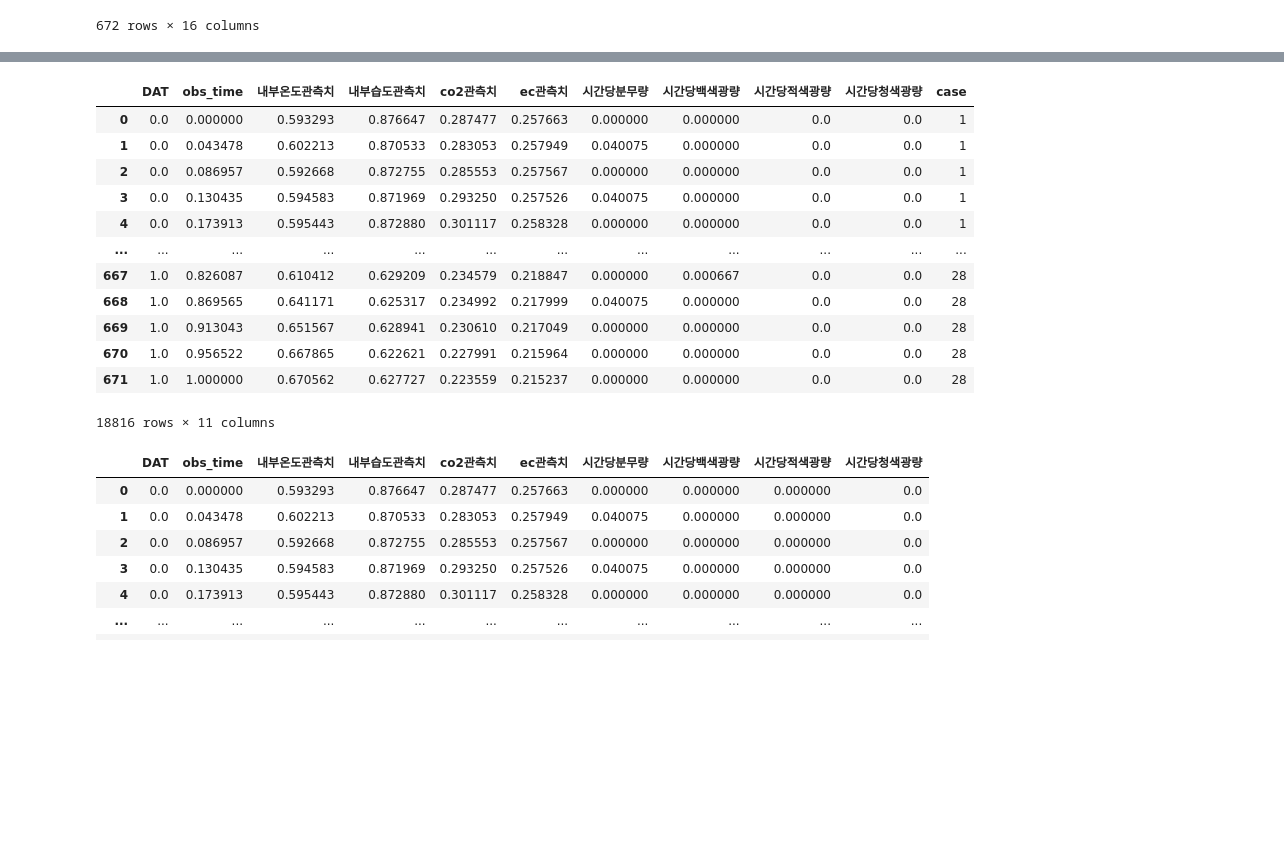
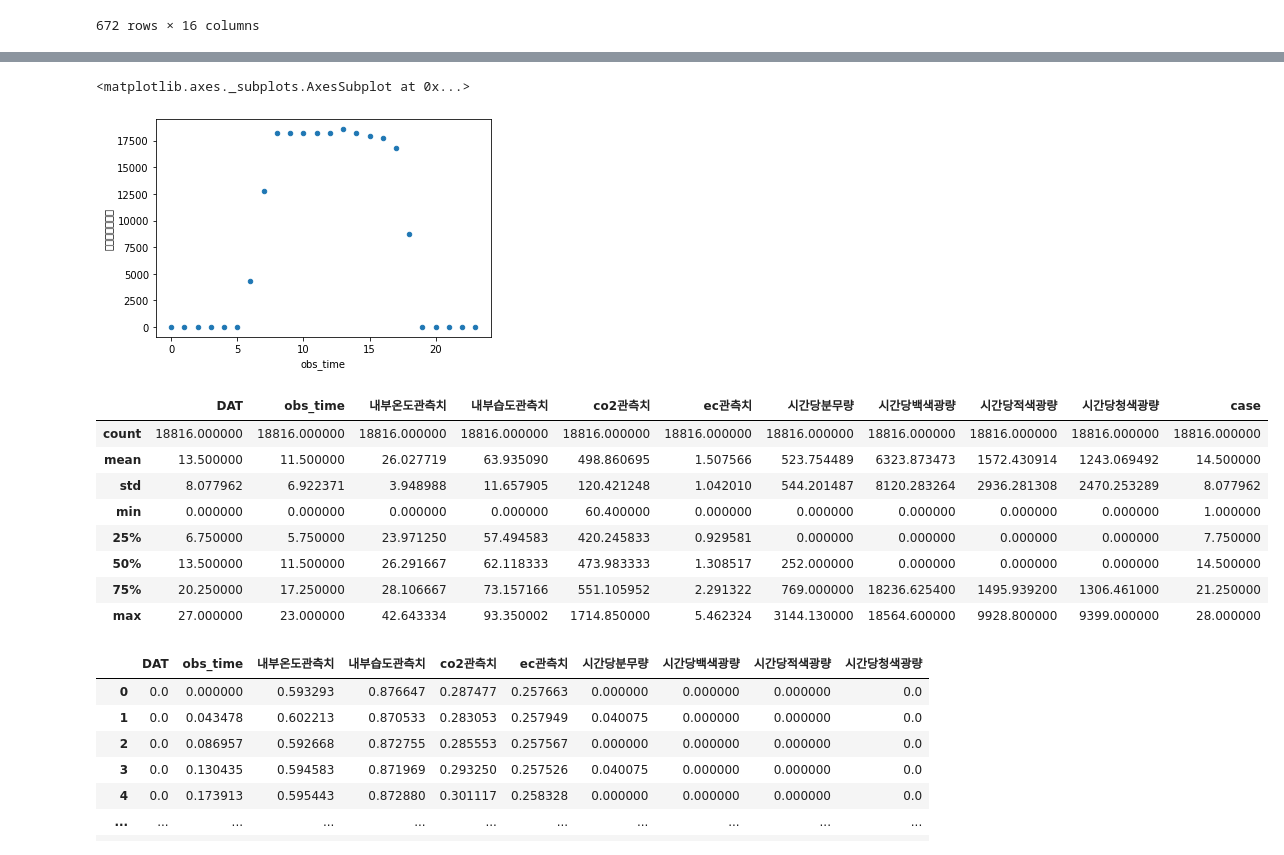
Before and after one commit to ukyanjo/dacon-sangchu, a Jupyter notebook: sangchu.ipynb, the cells around one changed output, grey strips where cells are left out. Drawn from its saved outputs; the diff is of its cells as text; code cells hidden in the pictures; blank space fills up the shorter version.

```diff
--- a/sangchu.ipynb
+++ b/sangchu.ipynb
@@ -110,9 +107,9 @@ input_df_total.loc[input_df_total['시간당백색광량'] < 0,  '시간당백
 input_df_total.loc[input_df_total['시간당적색광량'] < 0,  '시간당적색광량'] = np.nan
 input_df_total.loc[input_df_total['시간당청색광량'] < 0,  '시간당청색광량'] = np.nan
 # %%
-# input_df_total['시간당백색광량'] = input_df_total['시간당백색광량'].interpolate()
-# input_df_total['시간당적색광량'] = input_df_total['시간당적색광량'].interpolate()
-# input_df_total['시간당청색광량'] = input_df_total['시간당청색광량'].interpolate()
+input_df_total['시간당백색광량'] = input_df_total['시간당백색광량'].interpolate()
+input_df_total['시간당적색광량'] = input_df_total['시간당적색광량'].interpolate()
+input_df_total['시간당청색광량'] = input_df_total['시간당청색광량'].interpolate()
 # input_df_total.columns = ['DAT', 'obs_time', 'internal_temp', 'internal_humid', 'co2', 'ec', 'sprinkle', 'whiteperhour', 'redperhour', 'blueperhour', 'case']
 input_df_total
 # %% [output]
@@ -131,5 +128,4 @@ input_df_total
 18816 rows × 11 columns
 # %%
-pd.set_option('display.max_rows', None)
-input_df_total.loc[(input_df_total["DAT"]==4)&(input_df_total["case"]==5),:]
+input_df_total.loc[(input_df_total["DAT"]==25)&(input_df_total["case"]==15),:]
 # %% [output]
@@ -174,22 +216,24 @@ input_df_total.plot(kind="scatter", x="obs_time", y='redperhour')
+# %%
+input_df_total[(input_df_total['DAT']==19)&(input_df_total['case']==3)].plot(kind="scatter", x="obs_time", y='시간당백색광량')
+# %% [output]
+<matplotlib.axes._subplots.AxesSubplot at 0x...>
+[figure, added]
 # %%
+original_df = input_df_total.copy()
 from sklearn.preprocessing import MinMaxScaler
 scaler = MinMaxScaler()
 input_df_total.iloc[:, :-1] = scaler.fit_transform(input_df_total.iloc[:, :-1].copy())
-input_df_total
+original_df.describe()
 # %% [output]
 |  | DAT | obs_time | 내부온도관측치 | 내부습도관측치 | co2관측치 | ec관측치 | 시간당분무량 | 시간당백색광량 | 시간당적색광량 | 시간당청색광량 | case |
-| 0 | 0.0 | 0.000000 | 0.593293 | 0.876647 | 0.287477 | 0.257663 | 0.000000 | 0.000000 | 0.0 | 0.0 | 1 |
-| 1 | 0.0 | 0.043478 | 0.602213 | 0.870533 | 0.283053 | 0.257949 | 0.040075 | 0.000000 | 0.0 | 0.0 | 1 |
-| 2 | 0.0 | 0.086957 | 0.592668 | 0.872755 | 0.285553 | 0.257567 | 0.000000 | 0.000000 | 0.0 | 0.0 | 1 |
-| 3 | 0.0 | 0.130435 | 0.594583 | 0.871969 | 0.293250 | 0.257526 | 0.040075 | 0.000000 | 0.0 | 0.0 | 1 |
-| 4 | 0.0 | 0.173913 | 0.595443 | 0.872880 | 0.301117 | 0.258328 | 0.000000 | 0.000000 | 0.0 | 0.0 | 1 |
-| ... | ... | ... | ... | ... | ... | ... | ... | ... | ... | ... | ... |
-| 667 | 1.0 | 0.826087 | 0.610412 | 0.629209 | 0.234579 | 0.218847 | 0.000000 | 0.000667 | 0.0 | 0.0 | 28 |
-| 668 | 1.0 | 0.869565 | 0.641171 | 0.625317 | 0.234992 | 0.217999 | 0.040075 | 0.000000 | 0.0 | 0.0 | 28 |
-| 669 | 1.0 | 0.913043 | 0.651567 | 0.628941 | 0.230610 | 0.217049 | 0.000000 | 0.000000 | 0.0 | 0.0 | 28 |
-| 670 | 1.0 | 0.956522 | 0.667865 | 0.622621 | 0.227991 | 0.215964 | 0.000000 | 0.000000 | 0.0 | 0.0 | 28 |
-| 671 | 1.0 | 1.000000 | 0.670562 | 0.627727 | 0.223559 | 0.215237 | 0.000000 | 0.000000 | 0.0 | 0.0 | 28 |
+| count | 18816.000000 | 18816.000000 | 18816.000000 | 18816.000000 | 18816.000000 | 18816.000000 | 18816.000000 | 18816.000000 | 18816.000000 | 18816.000000 | 18816.000000 |
+| mean | 13.500000 | 11.500000 | 26.027719 | 63.935090 | 498.860695 | 1.507566 | 523.754489 | 6323.873473 | 1572.430914 | 1243.069492 | 14.500000 |
+| std | 8.077962 | 6.922371 | 3.948988 | 11.657905 | 120.421248 | 1.042010 | 544.201487 | 8120.283264 | 2936.281308 | 2470.253289 | 8.077962 |
+| min | 0.000000 | 0.000000 | 0.000000 | 0.000000 | 60.400000 | 0.000000 | 0.000000 | 0.000000 | 0.000000 | 0.000000 | 1.000000 |
+| 25% | 6.750000 | 5.750000 | 23.971250 | 57.494583 | 420.245833 | 0.929581 | 0.000000 | 0.000000 | 0.000000 | 0.000000 | 7.750000 |
+| 50% | 13.500000 | 11.500000 | 26.291667 | 62.118333 | 473.983333 | 1.308517 | 252.000000 | 0.000000 | 0.000000 | 0.000000 | 14.500000 |
+| 75% | 20.250000 | 17.250000 | 28.106667 | 73.157166 | 551.105952 | 2.291322 | 769.000000 | 18236.625400 | 1495.939200 | 1306.461000 | 21.250000 |
+| max | 27.000000 | 23.000000 | 42.643334 | 93.350002 | 1714.850000 | 5.462324 | 3144.130000 | 18564.600000 | 9928.800000 | 9399.000000 | 28.000000 |
-18816 rows × 11 columns
 # %%
 new_input_list = []
 for case in range(1, 29):
```
Also changed, not shown: parts of 18 cells of this notebook.
